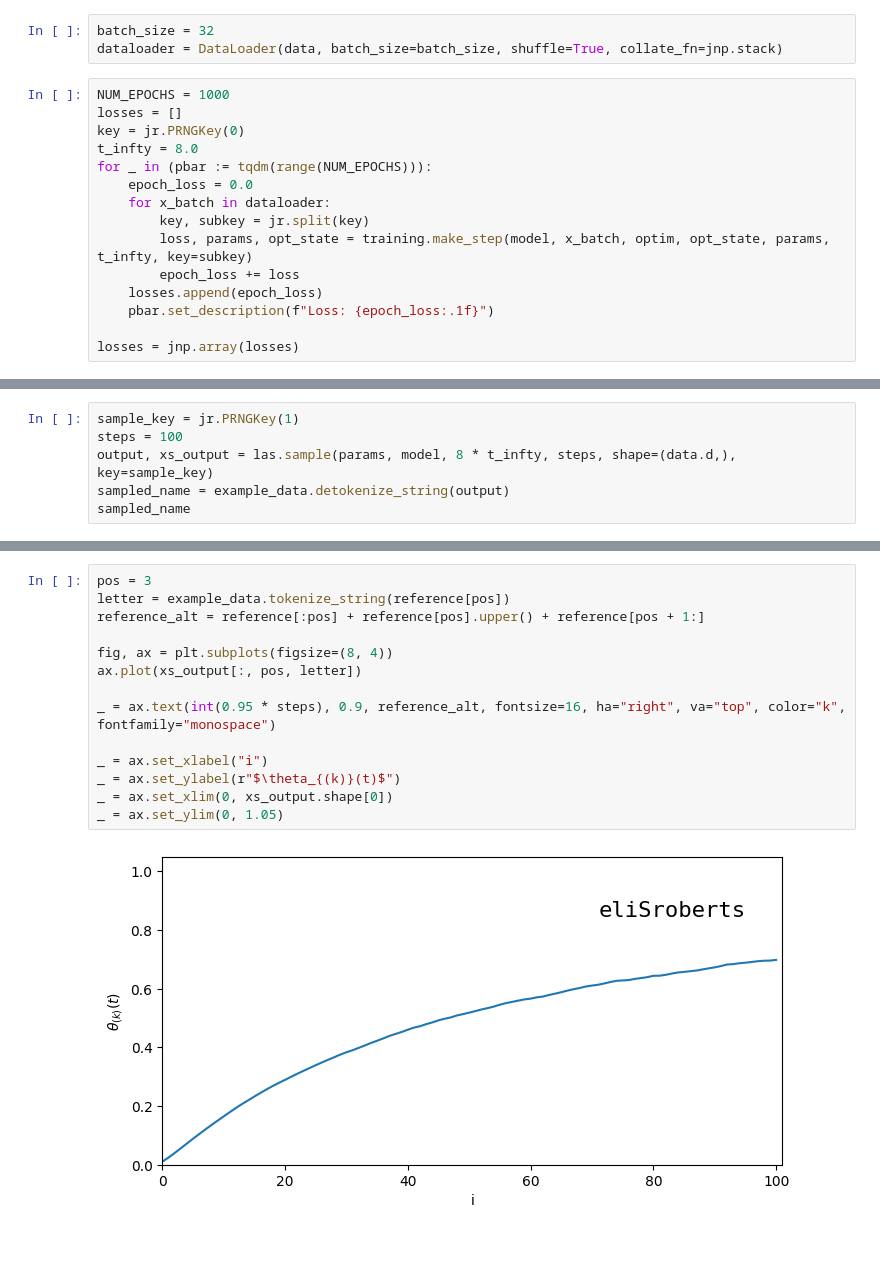
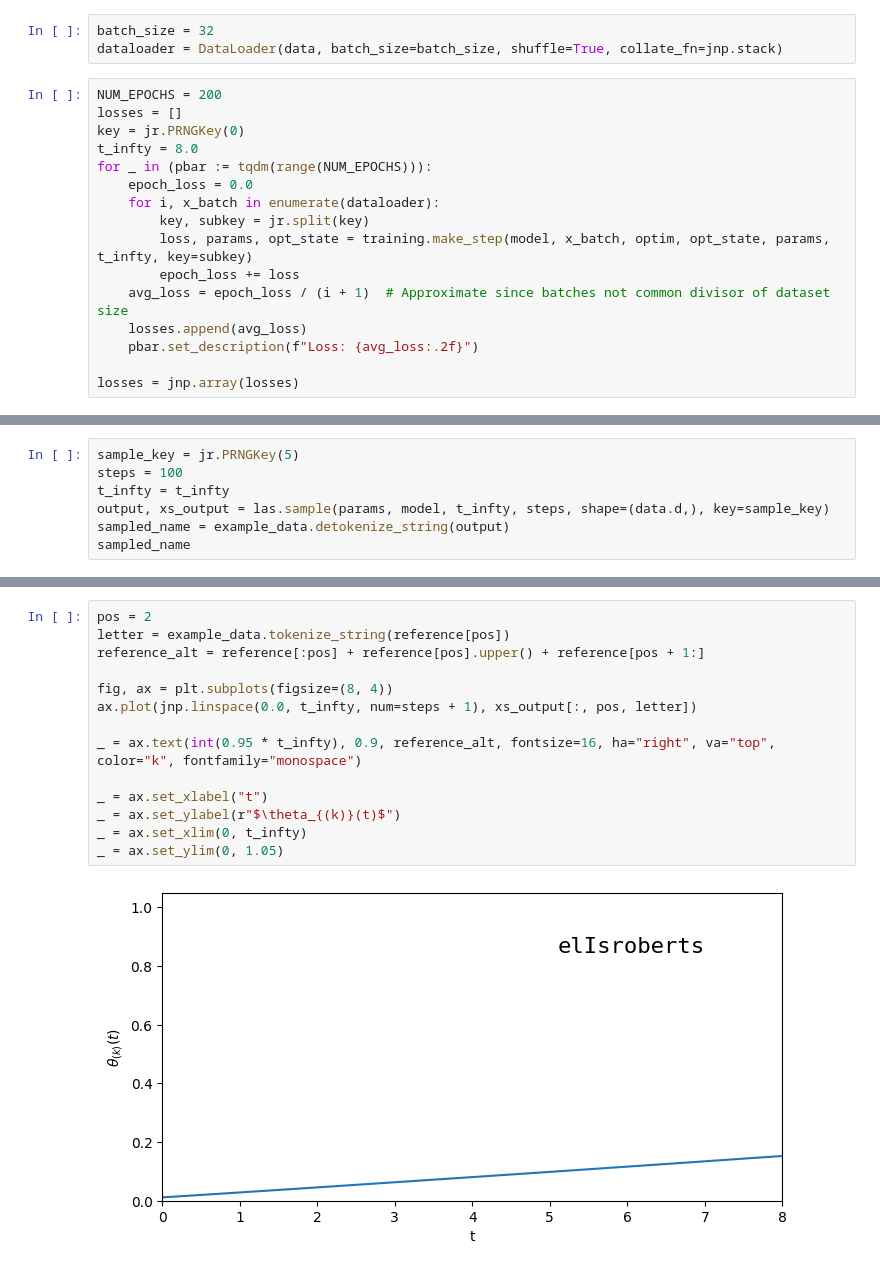
Before and after one commit to ElisR/DirichletFlowMatching, a Jupyter notebook: examples/DFM_String_Training.ipynb, the cells around one changed output, grey strips where cells are left out. Saved outputs shown, nothing was run; the diff lists cells and outputs as text.

```diff
--- a/examples/DFM_String_Training.ipynb
+++ b/examples/DFM_String_Training.ipynb
@@ -42,18 +45,19 @@ opt_state = optim.init(params)
 batch_size = 32
 dataloader = DataLoader(data, batch_size=batch_size, shuffle=True, collate_fn=jnp.stack)
 # %%
-NUM_EPOCHS = 1000
+NUM_EPOCHS = 200
 losses = []
 key = jr.PRNGKey(0)
 t_infty = 8.0
 for _ in (pbar := tqdm(range(NUM_EPOCHS))):
     epoch_loss = 0.0
-    for x_batch in dataloader:
+    for i, x_batch in enumerate(dataloader):
         key, subkey = jr.split(key)
         loss, params, opt_state = training.make_step(model, x_batch, optim, opt_state, params, t_infty, key=subkey)
         epoch_loss += loss
-    losses.append(epoch_loss)
-    pbar.set_description(f"Loss: {epoch_loss:.1f}")
+    avg_loss = epoch_loss / (i + 1)  # Approximate since batches not common divisor of dataset size
+    losses.append(avg_loss)
+    pbar.set_description(f"Loss: {avg_loss:.2f}")
 
 losses = jnp.array(losses)
 # %%
@@ -70,7 +76,8 @@ _ = ax.set_ylim(0, 1.1 * jnp.max(losses))
 # %%
-sample_key = jr.PRNGKey(1)
+sample_key = jr.PRNGKey(5)
 steps = 100
-output, xs_output = las.sample(params, model, 8 * t_infty, steps, shape=(data.d,), key=sample_key)
+t_infty = t_infty
+output, xs_output = las.sample(params, model, t_infty, steps, shape=(data.d,), key=sample_key)
 sampled_name = example_data.detokenize_string(output)
 sampled_name
 # %% [output]
@@ -102,16 +85,16 @@ Array([[0.71398276, 0.7049545 , 0.6682692 , 0.67368007, 0.71392107,
 # %%
-pos = 3
+pos = 2
 letter = example_data.tokenize_string(reference[pos])
 reference_alt = reference[:pos] + reference[pos].upper() + reference[pos + 1:]
 
 fig, ax = plt.subplots(figsize=(8, 4))
-ax.plot(xs_output[:, pos, letter])
+ax.plot(jnp.linspace(0.0, t_infty, num=steps + 1), xs_output[:, pos, letter])
 
-_ = ax.text(int(0.95 * steps), 0.9, reference_alt, fontsize=16, ha="right", va="top", color="k", fontfamily="monospace")
+_ = ax.text(int(0.95 * t_infty), 0.9, reference_alt, fontsize=16, ha="right", va="top", color="k", fontfamily="monospace")
 
-_ = ax.set_xlabel("i")
+_ = ax.set_xlabel("t")
 _ = ax.set_ylabel(r"$\theta_{(k)}(t)$")
-_ = ax.set_xlim(0, xs_output.shape[0])
+_ = ax.set_xlim(0, t_infty)
 _ = ax.set_ylim(0, 1.05)
 # %% [output]
-[figure, old version]
+[figure, new version]
```
Also changed, not shown: parts of 10 cells of this notebook, 1 other file.
